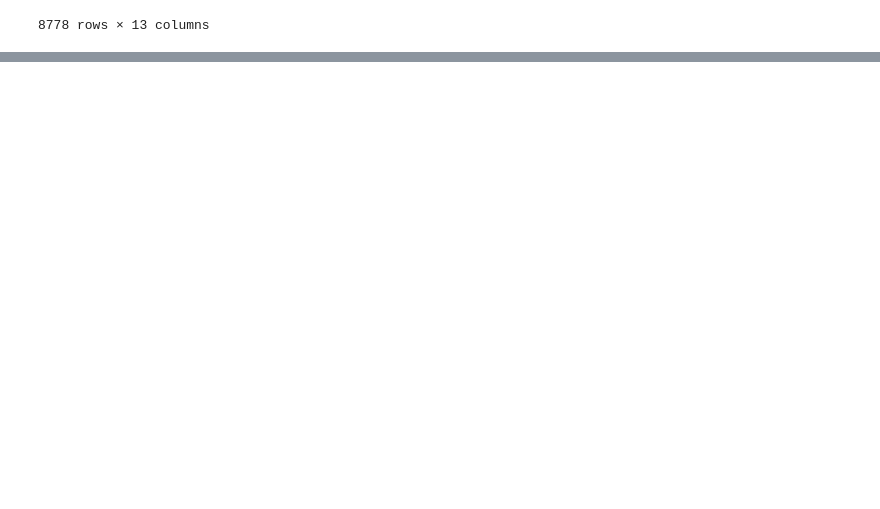
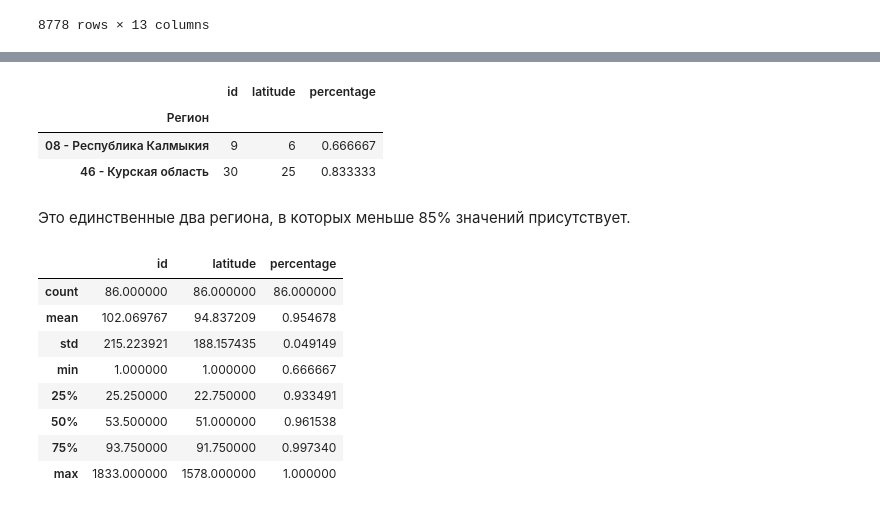
Before and after one commit to ddavid0909/pandas_and_pies, a Jupyter notebook: notebook.ipynb, the cells around one changed output, grey strips where cells are left out. Drawn from its saved outputs; the diff is of its cells as text; code cells hidden in the pictures; blank space fills up the shorter version.

```diff
--- a/notebook.ipynb
+++ b/notebook.ipynb
@@ -430,0 +671,30 @@ df1
+# %%
+from requests.exceptions import ConnectionError
+import time
+import random
+count = 0
+session = requests.Session()
+user_agents = ['Mozilla/5.0 (Macintosh; Intel Mac OS X 10_15_7) AppleWebKit/605.1.15 (KHTML, like Gecko) Version/16.1 Safari/605.1.15', 'Mozilla/5.0 (Macintosh; Intel Mac OS X 10.15; rv:129.0) Gecko/20100101 Firefox/129.0']
+user_agent = user_agents[random.randint(0,1)]
+arr = df4['id'].values
+arr_size = len(arr)
+print("STARTED")
+while count < arr_size:
+    try:
+        current_id = arr[count]
+        if count and count % 100 == 0:
+            print(count)
+        res = session.get(f"https://bo.nalog.ru/nbo/organizations/{current_id}/", headers = {"User-Agent": user_agent, "Connection": "keep-alive"}).json()
+        count += 1
+        if 'location' not in res or not res['location'] or 'latitude' not in res['location'] or 'longitude' not in res['location']:
+            print(f"No data for {current_id}")
+            continue
+        df4.loc[df['id'] == current_id, 'longitude'] = res['location']['longitude']
+        df4.loc[df['id'] == current_id, 'latitude'] = res['location']['latitude']
+    except ConnectionError as e:
+        print(f"Exception thrown after {count}")
+        time.sleep(random.randint(2,4))
+        session = requests.Session()
+        user_agent = user_agents[random.randint(0,1)]
+
+print('DONE')
@@ -430,0 +789,5 @@ df1
+# %%
+grouper = df4.groupby('Регион')
+# %%
+df_help = grouper[['id', 'latitude']].count()
+df_help
@@ -430,0 +809,22 @@ df1
+# %%
+df_help['percentage'] = df_help['latitude'].div(df_help['id'].replace(0, -1))
+df_help[df_help['percentage']<0.85]
+# %% [output]
+|  | id | latitude | percentage |
+| Регион |  |  |  |
+| 08 - Республика Калмыкия | 9 | 6 | 0.666667 |
+| 46 - Курская область | 30 | 25 | 0.833333 |
+# %% [markdown]
+Это единственные два региона, в которых меньше 85% значений присутствует.
+# %%
+df_help.describe()
+# %% [output]
+|  | id | latitude | percentage |
+| count | 86.000000 | 86.000000 | 86.000000 |
+| mean | 102.069767 | 94.837209 | 0.954678 |
+| std | 215.223921 | 188.157435 | 0.049149 |
+| min | 1.000000 | 1.000000 | 0.666667 |
+| 25% | 25.250000 | 22.750000 | 0.933491 |
+| 50% | 53.500000 | 51.000000 | 0.961538 |
+| 75% | 93.750000 | 91.750000 | 0.997340 |
+| max | 1833.000000 | 1578.000000 | 1.000000 |
```
Also changed, not shown: parts of 31 cells of this notebook, 4 other files.
